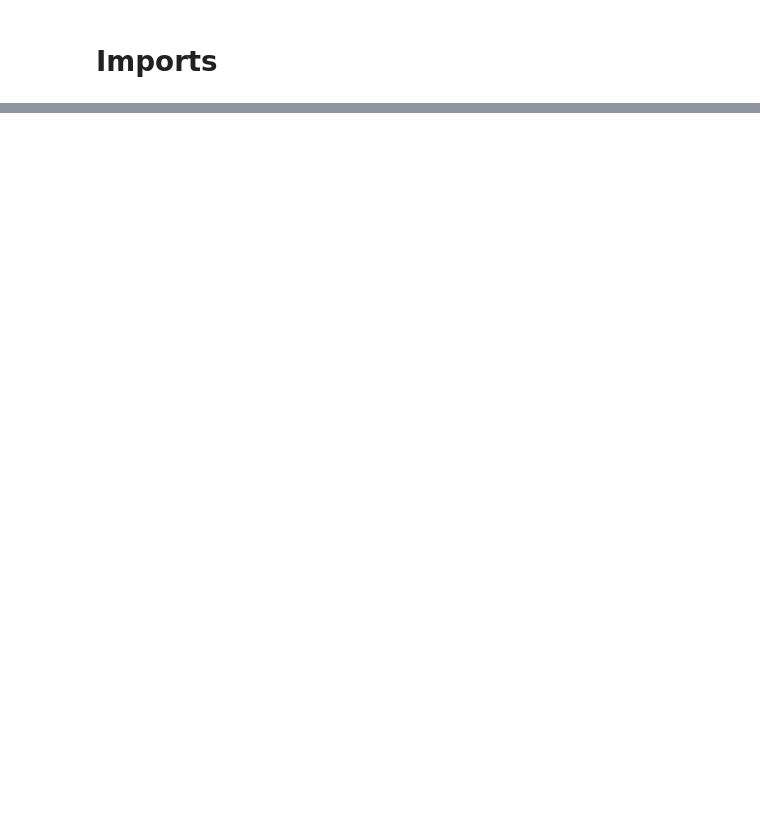
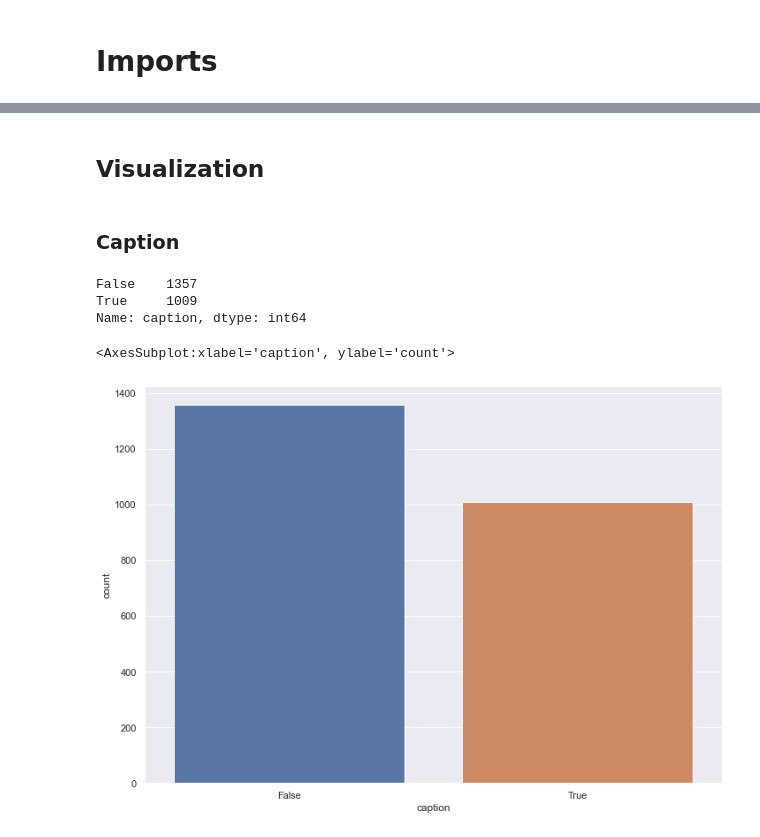
Before and after one commit to tontan2545/2143488-Big-Data-AI-Final-Project, a Jupyter notebook: model.ipynb, the cells around one changed output, grey strips where cells are left out. Cells and saved outputs as stored; diff of their text form; code cells hidden in the pictures; blank space fills up the shorter version.

```diff
--- a/model.ipynb
+++ b/model.ipynb
@@ -22,3 +31,7 @@ channels_df.head()
 | 2 | GoodDayOfficial | UC8XqGKvkVgmL_MCs4irRKqw | ['kGzvNcNxC7k', 'Q5MQrclGYCE', '2... | 95 | 1323947973 | 2060 | 3440000 |
 | 3 | Graham Stephan | UCV6KDgJskWaEckne5aPA0aQ | ['wTgHS0WA9Ys', 'mu8Sm7UXOHo', '8... | 100 | 371492787 | 768 | 3770000 |
 | 4 | spin9 | UCovADuA7KBuMFORurTzL86A | ['-cFaMAb07xE', 'IzP_Fq0HR3k', 'I... | 100 | 127864609 | 698 | 638000 |
+# %%
+#rename column channelId in videos_df to be cid
+df = channels_df.merge(videos_df.rename(columns={'channelId':'cid'}), on='cid')
+df
@@ -24,0 +52,3 @@ channels_df.head()
+# %%
+df = df.drop(columns=["videoCount", "videoIds", "cid", "vid", "channel_name"])
+df
@@ -24,0 +69,7 @@ channels_df.head()
+# %%
+#convert empty list to nan
+df["tags"] = df["tags"].replace({
+    "[]": None,
+    np.nan: None
+})
+df["tags"]
@@ -24,0 +89,13 @@ channels_df.head()
+# %% [markdown]
+## Visualization
+# %% [markdown]
+### Caption
+# %%
+print(df["caption"].value_counts())
+sns.countplot(df["caption"])
+# %% [output]
+False    1357
+True     1009
+Name: caption, dtype: int64
+<AxesSubplot:xlabel='caption', ylabel='count'>
+[figure, added]
```
Also changed, not shown: parts of 53 cells of this notebook.
